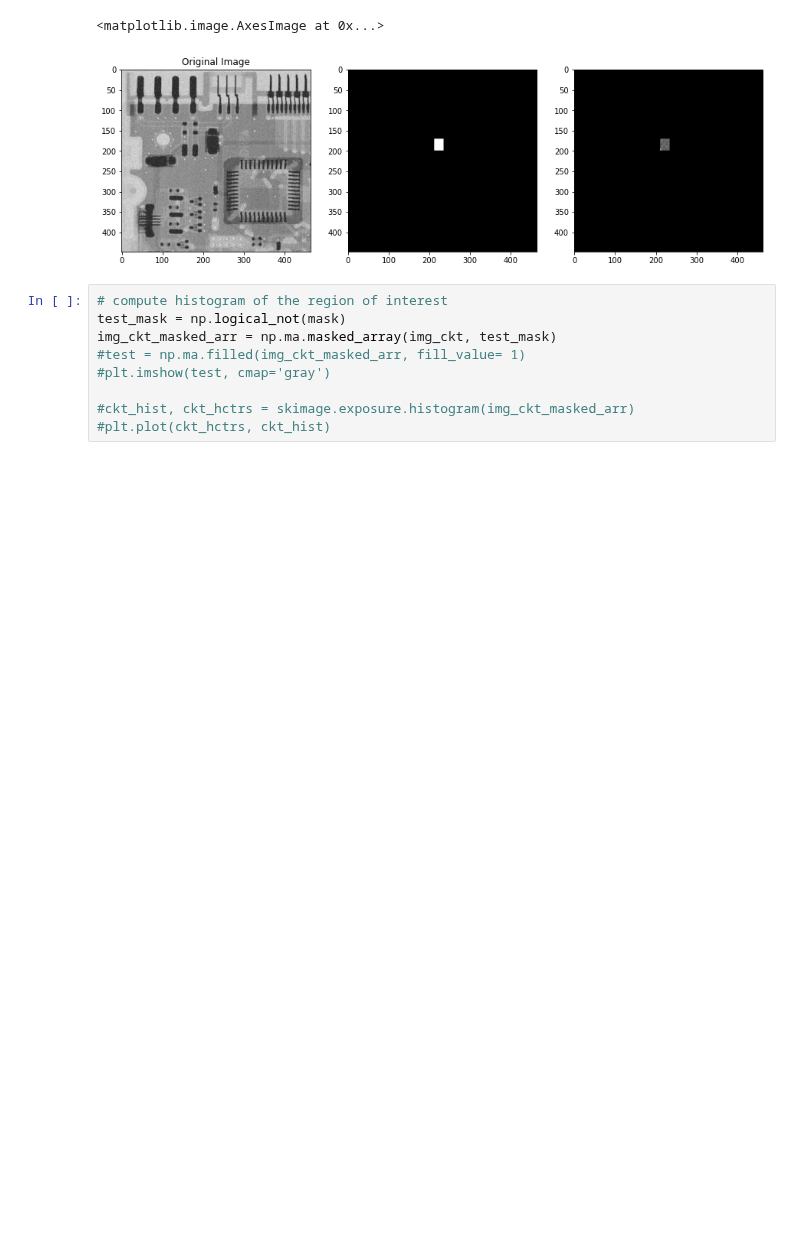
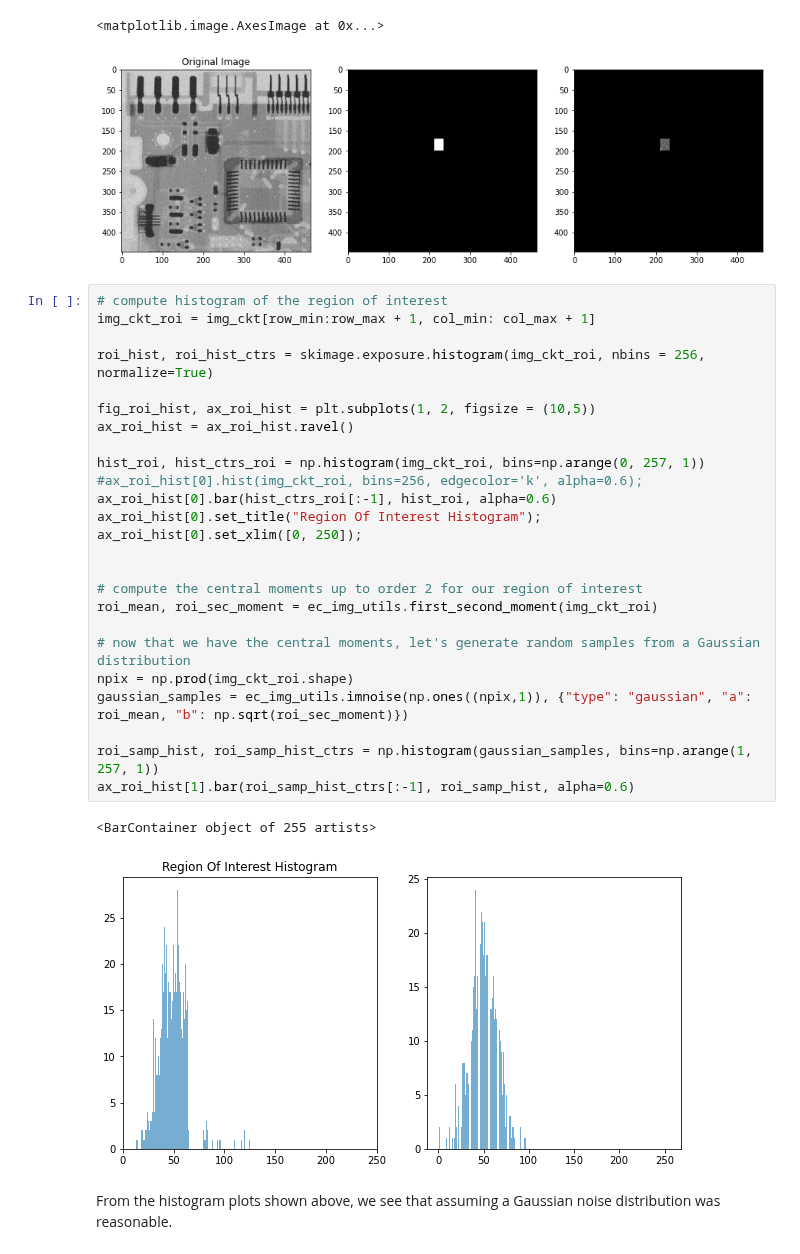
Before and after one commit to ecolon08/Digital-Image-Processing, a Jupyter notebook: Img_Restoration_Reconstruction/ec_dip_restor_recons_01.ipynb, the cells around one changed output. Saved outputs shown, nothing was run; the diff lists cells and outputs as text; blank space fills up the shorter version.

```diff
--- a/Img_Restoration_Reconstruction/ec_dip_restor_recons_01.ipynb
+++ b/Img_Restoration_Reconstruction/ec_dip_restor_recons_01.ipynb
@@ -127,12 +128,33 @@ ax_ckt[2].imshow(img_ckt_masked, cmap='gray')
 # %% [output]
 <matplotlib.image.AxesImage at 0x...>
 [figure]
-# %%
-# compute histogram of the region of interest
-test_mask = np.logical_not(mask)
-img_ckt_masked_arr = np.ma.masked_array(img_ckt, test_mask)
-#test = np.ma.filled(img_ckt_masked_arr, fill_value= 1)
-#plt.imshow(test, cmap='gray')
-
-#ckt_hist, ckt_hctrs = skimage.exposure.histogram(img_ckt_masked_arr)
-#plt.plot(ckt_hctrs, ckt_hist)
+# %%
+# compute histogram of the region of interest
+img_ckt_roi = img_ckt[row_min:row_max + 1, col_min: col_max + 1]
+
+roi_hist, roi_hist_ctrs = skimage.exposure.histogram(img_ckt_roi, nbins = 256, normalize=True)
+
+fig_roi_hist, ax_roi_hist = plt.subplots(1, 2, figsize = (10,5))
+ax_roi_hist = ax_roi_hist.ravel()
+
+hist_roi, hist_ctrs_roi = np.histogram(img_ckt_roi, bins=np.arange(0, 257, 1))
+#ax_roi_hist[0].hist(img_ckt_roi, bins=256, edgecolor='k', alpha=0.6);
+ax_roi_hist[0].bar(hist_ctrs_roi[:-1], hist_roi, alpha=0.6)
+ax_roi_hist[0].set_title("Region Of Interest Histogram");
+ax_roi_hist[0].set_xlim([0, 250]);
+
+
+# compute the central moments up to order 2 for our region of interest
+roi_mean, roi_sec_moment = ec_img_utils.first_second_moment(img_ckt_roi)
+
+# now that we have the central moments, let's generate random samples from a Gaussian distribution
+npix = np.prod(img_ckt_roi.shape)
+gaussian_samples = ec_img_utils.imnoise(np.ones((npix,1)), {"type": "gaussian", "a": roi_mean, "b": np.sqrt(roi_sec_moment)})
+
+roi_samp_hist, roi_samp_hist_ctrs = np.histogram(gaussian_samples, bins=np.arange(1, 257, 1))
+ax_roi_hist[1].bar(roi_samp_hist_ctrs[:-1], roi_samp_hist, alpha=0.6)
+# %% [output]
+<BarContainer object of 255 artists>
+[figure, added]
+# %% [markdown]
+From the histogram plots shown above, we see that assuming a Gaussian noise distribution was reasonable.
```
Also changed, not shown: parts of 2 cells of this notebook.
